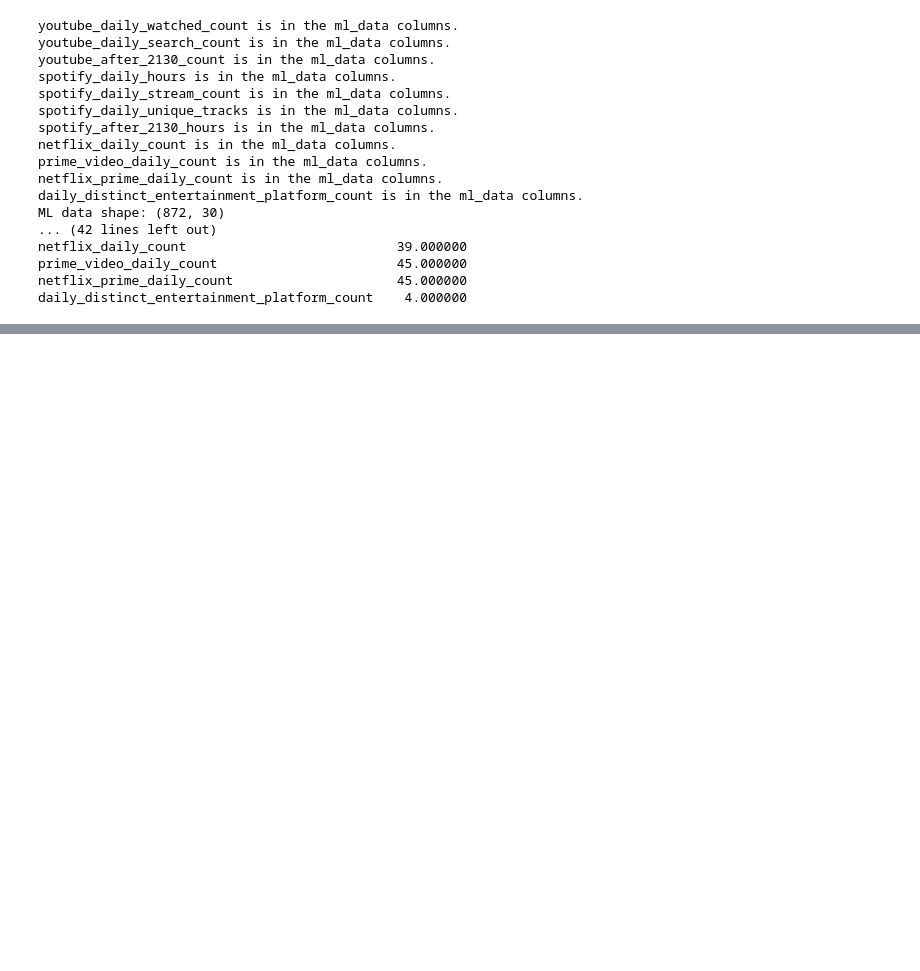
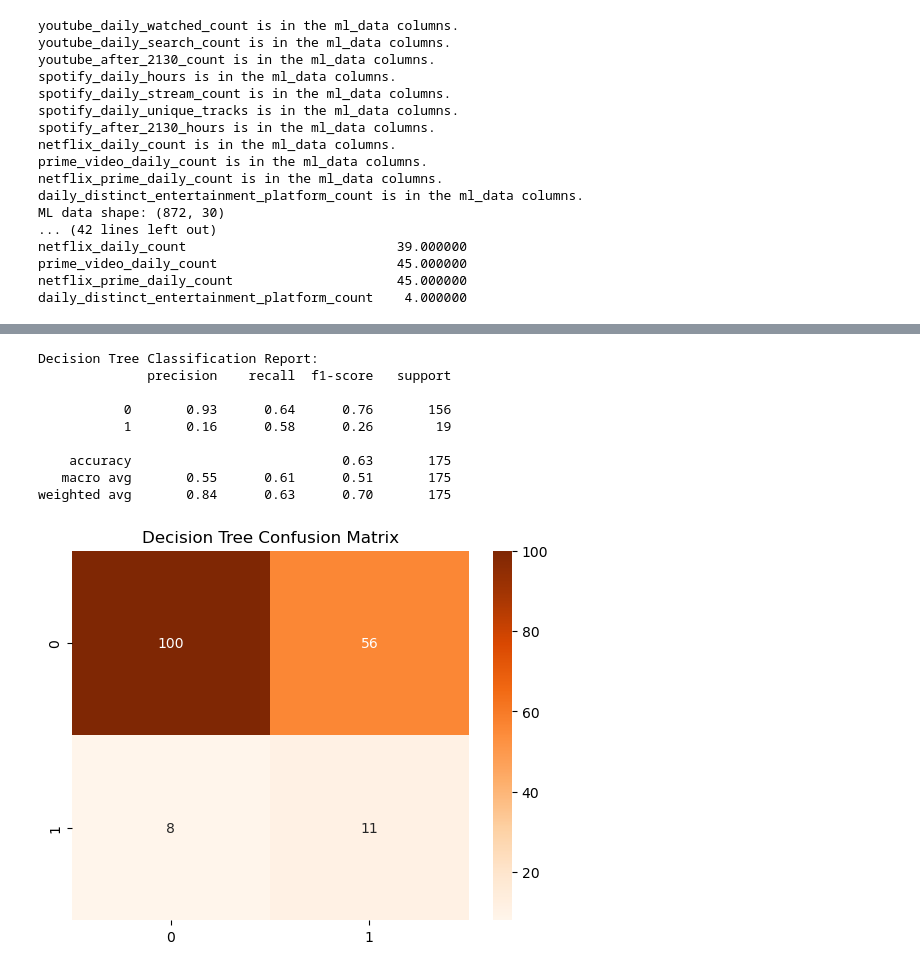
Before and after one commit to omerkaraca-fire/DSA210_TermProject, a Jupyter notebook: MachineLearning/machinelearning.ipynb, the cells around one changed output, grey strips where cells are left out. Cells and saved outputs as stored; diff of their text form; code cells hidden in the pictures; blank space fills up the shorter version.

```diff
--- a/MachineLearning/machinelearning.ipynb
+++ b/MachineLearning/machinelearning.ipynb
@@ -639,0 +805,28 @@ daily_distinct_entertainment_platform_count    4.000000
+# %%
+# Fitting the decision tree model with the best max_depth on the training data and evaluating it on the test data.
+best_decision_tree = DecisionTreeClassifier(class_weight="balanced", random_state=42, max_depth=best_max_depth)
+best_decision_tree.fit(X_train, y_train)
+y_decision_tree_pred = best_decision_tree.predict(X_test)
+
+print("Decision Tree Classification Report:")
+print(classification_report(y_test, y_decision_tree_pred))
+
+# Heat map for confusion matrix of decision tree model.
+plt.title("Decision Tree Confusion Matrix")
+sns.heatmap(confusion_matrix(y_test, y_decision_tree_pred), annot=True, fmt="d", cmap="Oranges")
+plt.savefig(result_path / "decision_tree_confusion_matrix.png", dpi=300, bbox_inches="tight")
+
+plt.show()
+
+# saving the plot
+# %% [output]
+Decision Tree Classification Report:
+              precision    recall  f1-score   support
+
+           0       0.93      0.64      0.76       156
+           1       0.16      0.58      0.26        19
+
+    accuracy                           0.63       175
+   macro avg       0.55      0.61      0.51       175
+weighted avg       0.84      0.63      0.70       175
+[figure, added]
```
Also changed, not shown: parts of 13 cells of this notebook, 10 other files.
